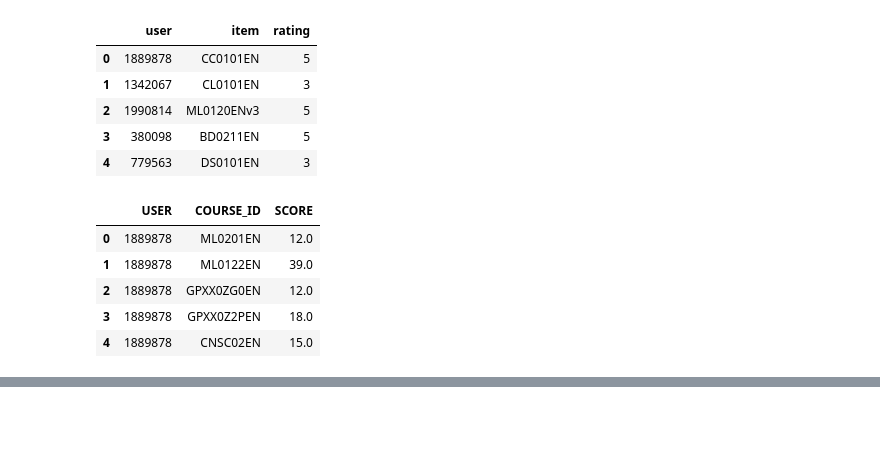
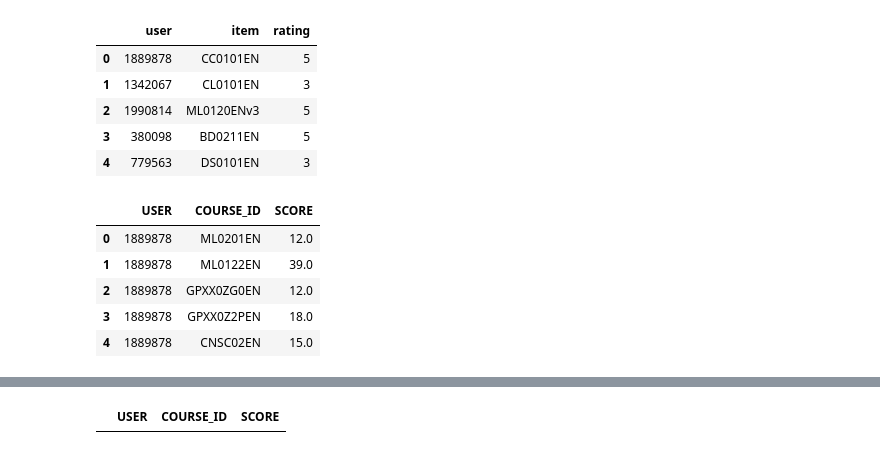
Before and after one commit to sahersoufan/IBM-Machine-Learning, a Jupyter notebook: Machine Learning Capstone/Content-based Course Recommender System using User Profile and Course Genres.ipynb, the cells around one changed output, grey strips where cells are left out. Saved outputs shown, nothing was run; the diff lists cells and outputs as text; code cells hidden in the pictures; blank space fills up the shorter version.

```diff
--- a/Machine Learning Capstone/Content-based Course Recommender System using User Profile and Course Genres.ipynb
+++ b/Machine Learning Capstone/Content-based Course Recommender System using User Profile and Course Genres.ipynb
@@ -76,0 +97,4 @@ res_df.head()
+# %%
+res_df[(res_df['USER'] == 1889878) & (res_df['COURSE_ID'] == 'CC0101EN')]
+# %% [output]
+|  | USER | COURSE_ID | SCORE |
```
Also changed, not shown: parts of 2 cells of this notebook, 5 other files.
